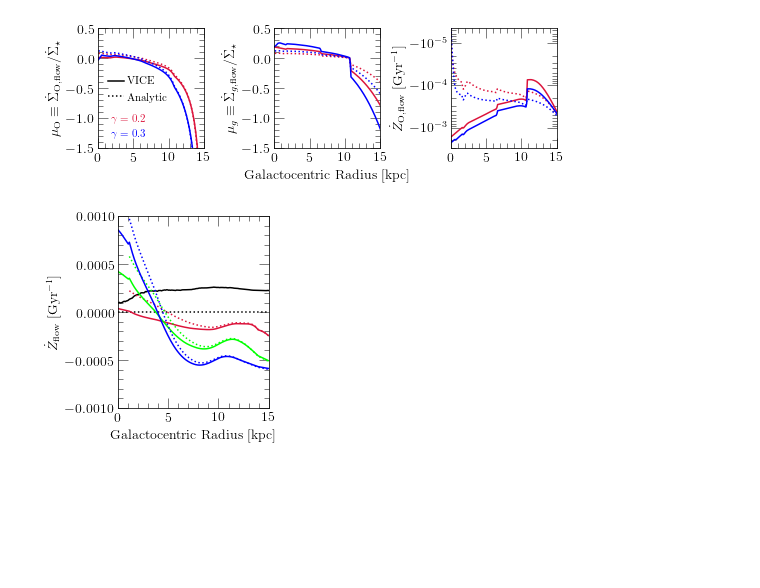
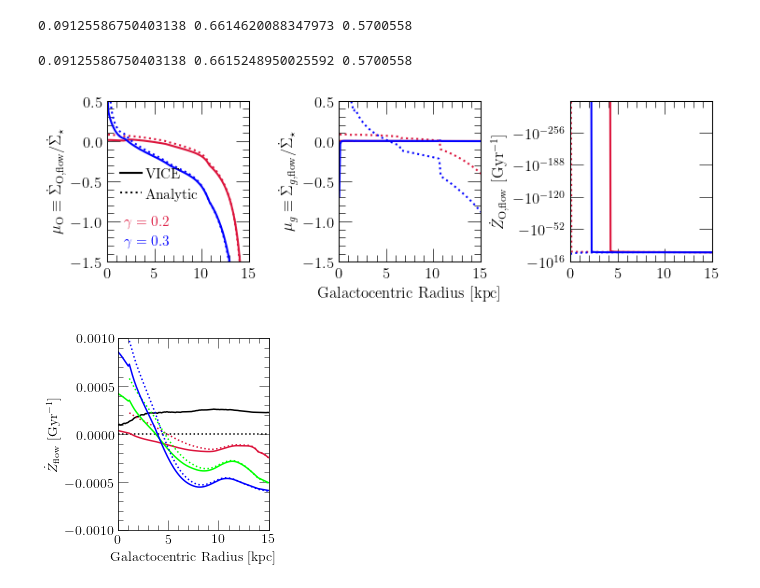
Before and after one commit to giganano/radial-flows, a Jupyter notebook: notebooks/zdotflow.ipynb, the cells around one changed output. Cells and saved outputs as stored; diff of their text form; code cells hidden in the pictures; blank space fills up the shorter version.

```diff
--- a/notebooks/zdotflow.ipynb
+++ b/notebooks/zdotflow.ipynb
@@ -18,7 +18,8 @@ sys.version_info(major=3, minor=10, micro=2, releaselevel='final', serial=0)
 # output = vice.output("../outputs/linear/dvdr-0p05")
 outputs = [
     "../outputs/potential_well_deepening/gamma0p2",
-    "../outputs/potential_well_deepening/gamma0p3",
+    "../outputs/constant/vgas-0p5"
+    # "../outputs/potential_well_deepening/gamma0p3",
 #     "../outputs/linear/dvdr-0p02",
 #     "../outputs/linear/dvdr-0p05",
 #     "../outputs/amd/betaphiin0p7"
@@ -118,6 +119,7 @@ def numerical_mu_gas(output, lookback, zone_width = 0.1):
         mdotflow = dmdt
         mdotflow -= ifr
         mdotflow += sfr * (1 + eta - recycling)
+        if i == 80: print(dmdt / sfr, ifr / sfr, 1 + eta - recycling)
         mu_g.append(mdotflow / sfr)
     return [radii, mu_g]
 
@@ -157,41 +159,44 @@ def plot_predictions(ax_o, ax_g, ax_z, output, lookback, zone_width = 0.1, **kwa
     radii, mu_o = numerical_mu_o(output, lookback, zone_width = zone_width)
     ax_o.plot(radii, mu_o, **kwargs)
     radii, mu_g = numerical_mu_gas(output, lookback, zone_width = zone_width)
+    # print(mu_g)
     ax_g.plot(radii, mu_g, **kwargs)
     radii, zdot = numerical_zdotflow(output, lookback, mu_g, mu_o, zone_width = 0.1)
     ax_z.plot(radii, [-z for z in zdot], **kwargs)
     radii, mu_g, mu_o = mu(output, lookback, zone_width = zone_width)
     if "label" in kwargs.keys(): kwargs["label"] = None
     ax_o.plot(radii[:-1], mu_o, linestyle = ":", **kwargs)
     ax_g.plot(radii[:-1], mu_g, linestyle = ":", **kwargs)
     radii, zdot = analytic_zdotflow(output, lookback, zone_width = zone_width)
     ax_z.plot(radii, [-z for z in zdot], linestyle = ":", **kwargs)
 
 for i in range(len(outputs)):
     kwargs = {
         "c": named_colors()[COLORS[i]],
         "label": LABELS[i]
     }
     plot_predictions(ax1, ax2, ax3, outputs[i], 0, **kwargs)
 
 kwargs = {
     "loc": mpl_loc("lower left"),
     "handlelength": 0,
     "fontsize": 11,
     "bbox_to_anchor": (0.0, 0.0)
 }
 leg = ax1.legend(**kwargs)
 fancy_legend(leg, COLORS)
 
 plt.tight_layout()
 negative_log(ax3)
-for ext in ["pdf", "jpeg"]:
-    kwargs = {}
-    if ext == "jpeg": kwargs["dpi"] = 200
-    plt.savefig("./zdotflow/analytic-vs-numeric.%s" % (ext), **kwargs)
+# for ext in ["pdf", "jpeg"]:
+#     kwargs = {}
+#     if ext == "jpeg": kwargs["dpi"] = 200
+#     plt.savefig("./zdotflow/analytic-vs-numeric.%s" % (ext), **kwargs)
 plt.show()
 # %% [output]
+0.09125586750403138 0.6614620088347973 0.5700558
+0.09125586750403138 0.6615248950025592 0.5700558
-[figure, old version]
+[figure, new version]
 # %%
 # output = vice.output("../outputs/linear/dvdr-0p08")
 outputs = [
```
Also changed, not shown: parts of 1 cell of this notebook, 17 other files.
